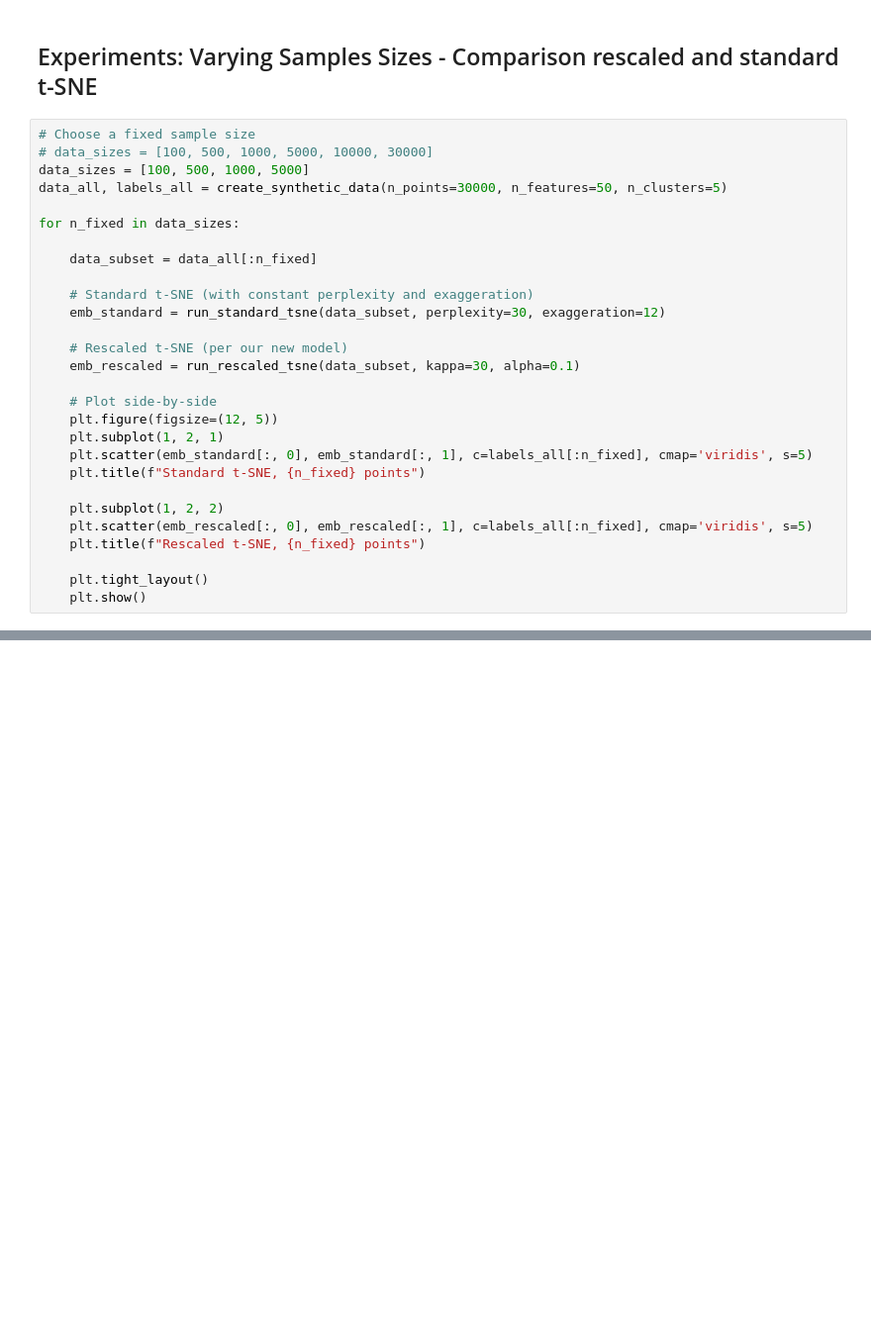
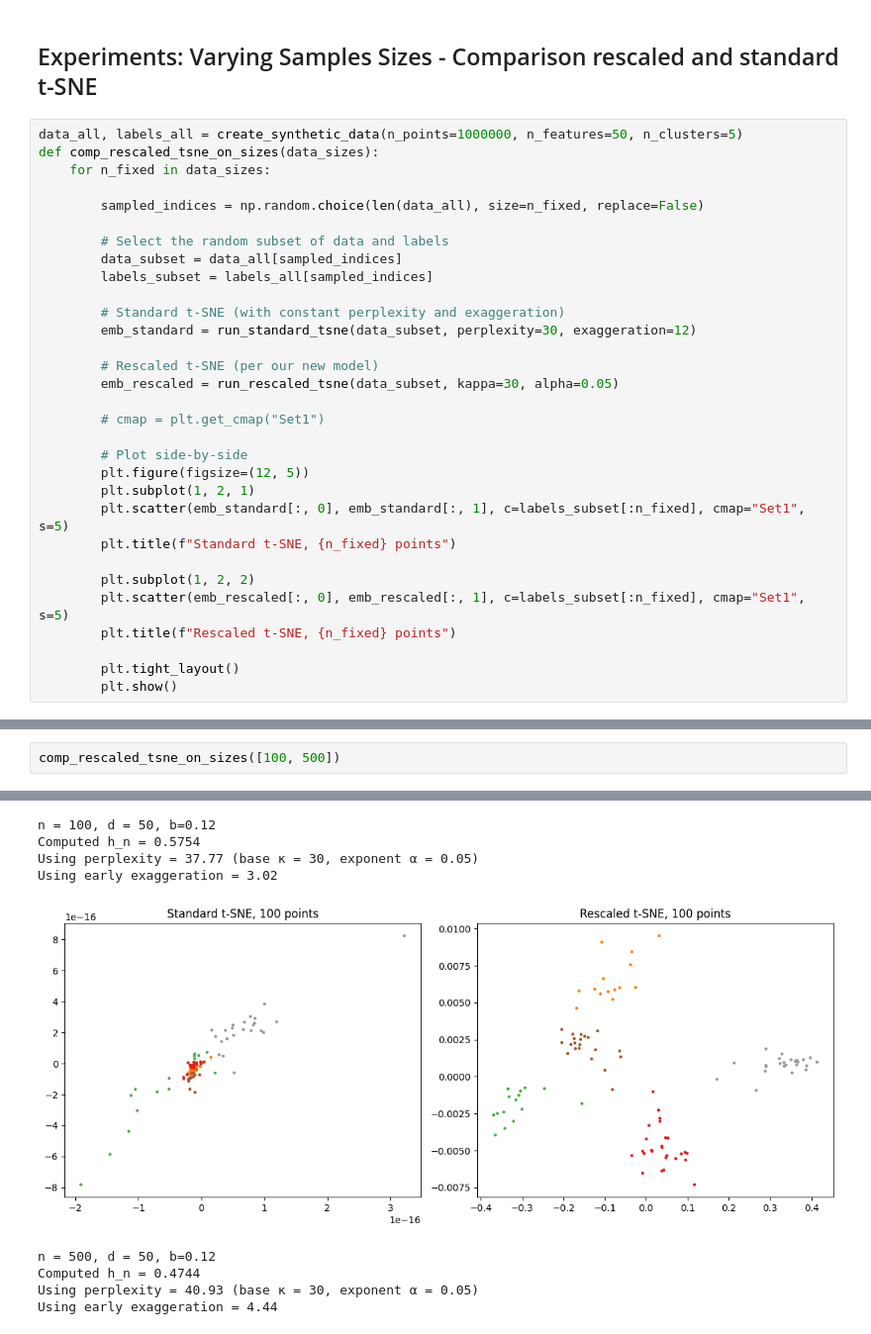
Before and after one commit to giSolve/thesis, a Jupyter notebook: code/large_data_rescaled_tsne.ipynb, the cells around one changed output, grey strips where cells are left out. Shown at 99% size. Cells and saved outputs as stored; diff of their text form; blank space fills up the shorter version.

Commit message:
updated rescaled tsne notebook, fine-tuning b, alpha

```diff
--- a/code/large_data_rescaled_tsne.ipynb
+++ b/code/large_data_rescaled_tsne.ipynb
@@ -79,30 +79,33 @@ def run_standard_tsne(data, perplexity=30, exaggeration=12):
 # %% [markdown]
 ## Experiments: Varying Samples Sizes - Comparison rescaled and standard t-SNE
 # %%
-# Choose a fixed sample size
-# data_sizes = [100, 500, 1000, 5000, 10000, 30000]
-data_sizes = [100, 500, 1000, 5000]
-data_all, labels_all = create_synthetic_data(n_points=30000, n_features=50, n_clusters=5)
+data_all, labels_all = create_synthetic_data(n_points=1000000, n_features=50, n_clusters=5)
+def comp_rescaled_tsne_on_sizes(data_sizes):
+    for n_fixed in data_sizes:
 
-for n_fixed in data_sizes:
+        sampled_indices = np.random.choice(len(data_all), size=n_fixed, replace=False)
 
-    data_subset = data_all[:n_fixed]
+        # Select the random subset of data and labels
+        data_subset = data_all[sampled_indices]
+        labels_subset = labels_all[sampled_indices]
 
-    # Standard t-SNE (with constant perplexity and exaggeration)
-    emb_standard = run_standard_tsne(data_subset, perplexity=30, exaggeration=12)
+        # Standard t-SNE (with constant perplexity and exaggeration)
+        emb_standard = run_standard_tsne(data_subset, perplexity=30, exaggeration=12)
 
-    # Rescaled t-SNE (per our new model)
-    emb_rescaled = run_rescaled_tsne(data_subset, kappa=30, alpha=0.1)
+        # Rescaled t-SNE (per our new model)
+        emb_rescaled = run_rescaled_tsne(data_subset, kappa=30, alpha=0.05)
 
-    # Plot side-by-side
-    plt.figure(figsize=(12, 5))
-    plt.subplot(1, 2, 1)
-    plt.scatter(emb_standard[:, 0], emb_standard[:, 1], c=labels_all[:n_fixed], cmap='viridis', s=5)
-    plt.title(f"Standard t-SNE, {n_fixed} points")
+        # cmap = plt.get_cmap("Set1")
 
-    plt.subplot(1, 2, 2)
-    plt.scatter(emb_rescaled[:, 0], emb_rescaled[:, 1], c=labels_all[:n_fixed], cmap='viridis', s=5)
-    plt.title(f"Rescaled t-SNE, {n_fixed} points")
+        # Plot side-by-side
+        plt.figure(figsize=(12, 5))
+        plt.subplot(1, 2, 1)
+        plt.scatter(emb_standard[:, 0], emb_standard[:, 1], c=labels_subset[:n_fixed], cmap="Set1", s=5)
+        plt.title(f"Standard t-SNE, {n_fixed} points")
 
-    plt.tight_layout()
-    plt.show()
+        plt.subplot(1, 2, 2)
+        plt.scatter(emb_rescaled[:, 0], emb_rescaled[:, 1], c=labels_subset[:n_fixed], cmap="Set1", s=5)
+        plt.title(f"Rescaled t-SNE, {n_fixed} points")
+
+        plt.tight_layout()
+        plt.show()
@@ -120,0 +112,3 @@ Using early exaggeration = 1.86
+# %%
+comp_rescaled_tsne_on_sizes([100, 500])
+# %% [output]
@@ -120,0 +116,9 @@ Using early exaggeration = 1.86
+n = 100, d = 50, b=0.12
+Computed h_n = 0.5754
+Using perplexity = 37.77 (base κ = 30, exponent α = 0.05)
+Using early exaggeration = 3.02
+[figure, added]
+n = 500, d = 50, b=0.12
+Computed h_n = 0.4744
+Using perplexity = 40.93 (base κ = 30, exponent α = 0.05)
+Using early exaggeration = 4.44
```
Also changed, not shown: parts of 4 cells of this notebook.
